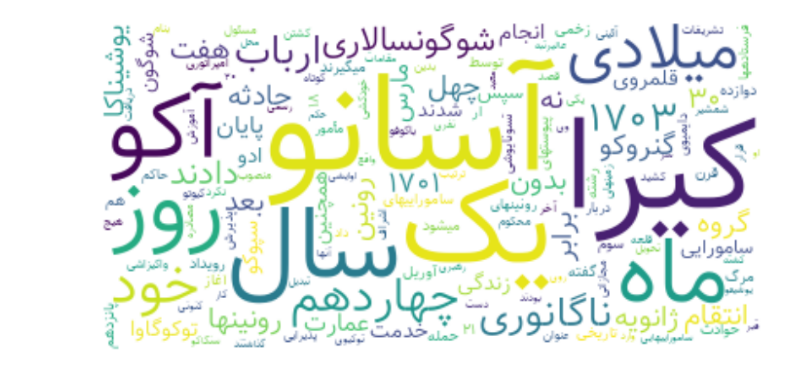
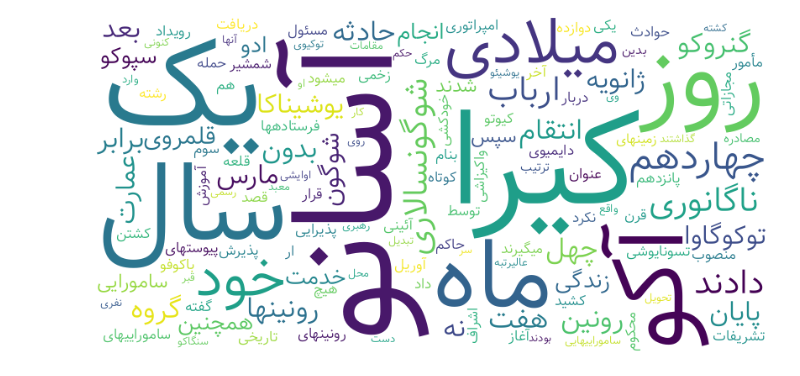
Before and after one commit to mohamad-dehghani/tutorial, a Jupyter notebook: persian_wordcloud.ipynb, the cells around one changed output. Saved outputs shown, nothing was run; the diff lists cells and outputs as text; code cells hidden in the pictures.

```diff
--- a/persian_wordcloud.ipynb
+++ b/persian_wordcloud.ipynb
@@ -26,4 +26,4 @@ import numpy as np
 # %%
 from wordcloud_fa import WordCloudFa
 # %%
-word = """
+text = """
@@ -31,20 +31,18 @@ word = """
 """
-# %%
-out = WordCloudFa(persian_normalize=True,
-                  collocations=False,
-                  background_color='white',
-                  max_words=2000)
-
-# generate the word cloud
-out.generate(word)
-
-# display the word cloud
-fig = plt.figure()
-fig.set_figwidth(14) # set width
-fig.set_figheight(18) # set height
-
-plt.imshow(out, interpolation='bilinear')
-plt.axis('off')
-plt.show()
-# %% [output]
-[figure, removed]
+# %%
+wordcloud = WordCloudFa(persian_normalize=True,
+                        background_color='white',
+                        max_words=200,
+                        no_reshape=True,
+                        include_numbers=False,
+                        collocations=False,
+                        width=800,
+                        height=400
+                        )
+
+wc = wordcloud.generate(text)
+image = wc.to_image()
+image.show()
+image.save('wordcloud.png')
+# %% [output]
+[figure, added]
```
Also changed, not shown: parts of 1 cell of this notebook.
